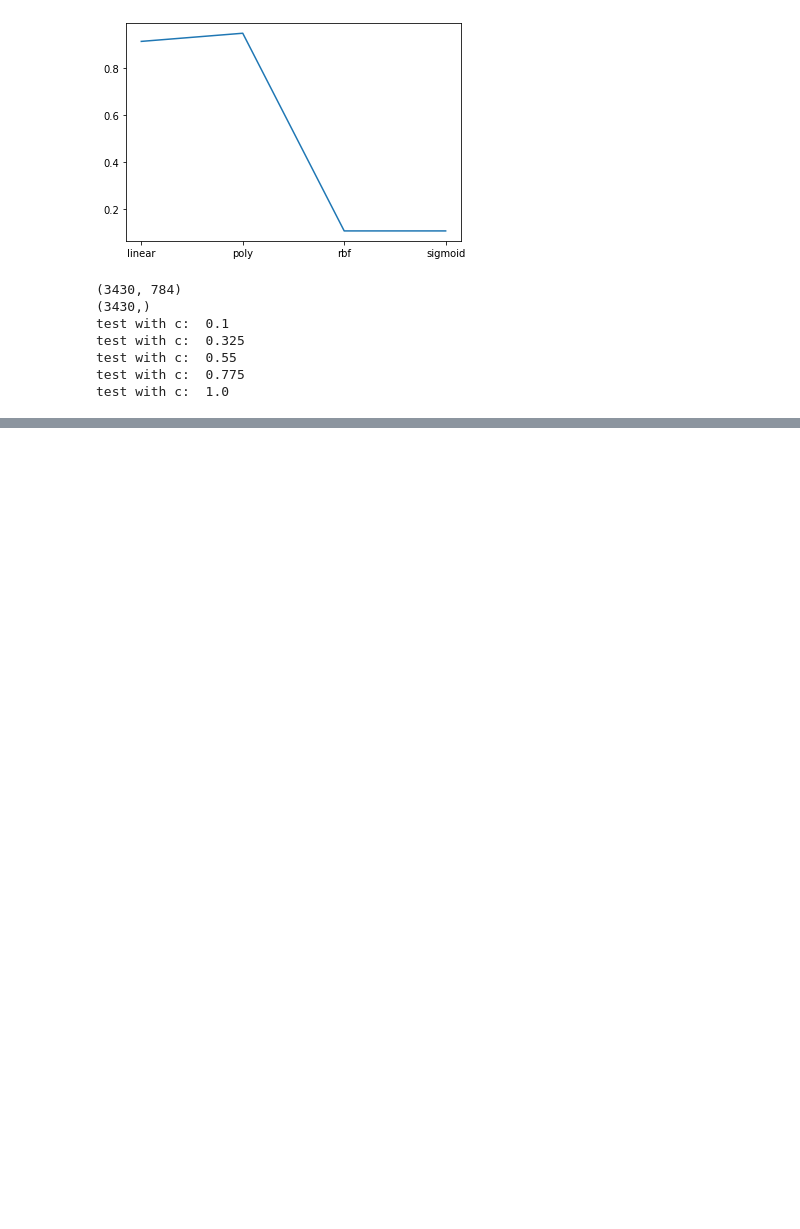
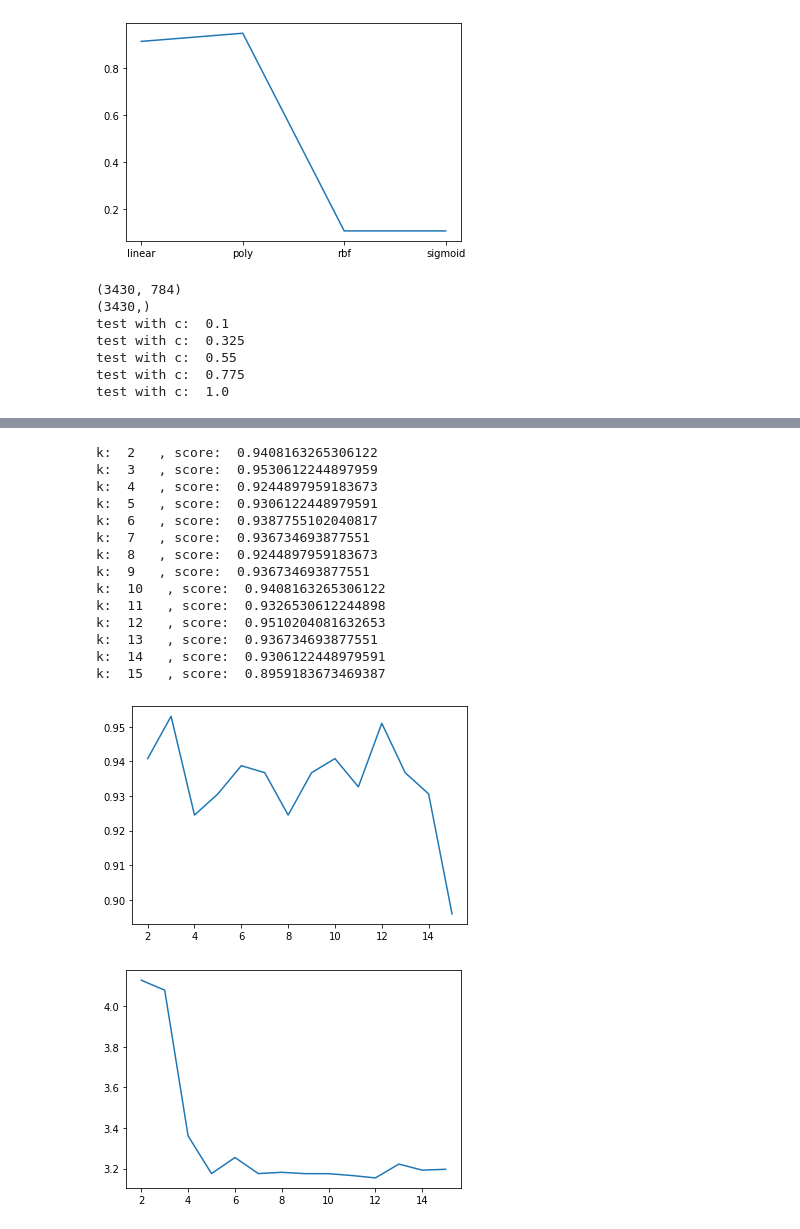
Before and after one commit to KrustyLeBot/Apprentissage, a Jupyter notebook: TP3 - SVM/TP3-svm.ipynb, the cells around one changed output, grey strips where cells are left out. Cells and saved outputs as stored; diff of their text form; code cells hidden in the pictures; blank space fills up the shorter version.

```diff
--- a/TP3 - SVM/TP3-svm.ipynb
+++ b/TP3 - SVM/TP3-svm.ipynb
@@ -92,0 +93,5 @@ plt.show()
+# %%
+clf = SVC(kernel = 'poly', gamma = 'auto', C = k)
+clf.fit(xtrain, ytrain)
+
+cm = confusion_matrix(ytest, clf.predict(xtest))
@@ -92,0 +117,50 @@ plt.show()
+# %%
+def k_fold(X, Y, n, clf):
+    res = []
+    kf = ml.KFold(n_splits=n, shuffle=True)
+    for train_index, test_index in kf.split(X):
+        X_train, X_test = X[train_index], X[test_index]
+        Y_train, Y_test = Y[train_index], Y[test_index]
+        clf.fit(X_train, Y_train)
+
+        res.append(clf.score(X_test, Y_test))
+
+        return np.mean(res)
+# %%
+#test des neighbors avec knn sur ces 4900 data pour selctionner le plus opti
+n_folds = 10
+L = []
+G = []
+H = []
+for k in range(2,16):
+    clf = neighbors.KNeighborsClassifier(k)
+    start = time.time()
+    res = k_fold(split_data, split_target, n_folds, clf)
+    stop = time.time()
+    L.append(k)
+    G.append(res)
+    H.append(stop-start)
+    print("k: ", k, "  , score: ", res)
+
+plt.plot(L,G)
+plt.show()
+
+plt.plot(L,H)
+plt.show()
+# %% [output]
+k:  2   , score:  0.9408163265306122
+k:  3   , score:  0.9530612244897959
+k:  4   , score:  0.9244897959183673
+k:  5   , score:  0.9306122448979591
+k:  6   , score:  0.9387755102040817
+k:  7   , score:  0.936734693877551
+k:  8   , score:  0.9244897959183673
+k:  9   , score:  0.936734693877551
+k:  10   , score:  0.9408163265306122
+k:  11   , score:  0.9326530612244898
+k:  12   , score:  0.9510204081632653
+k:  13   , score:  0.936734693877551
+k:  14   , score:  0.9306122448979591
+k:  15   , score:  0.8959183673469387
+[figure, added]
+[figure, added]
```
Also changed, not shown: parts of 12 cells of this notebook.
